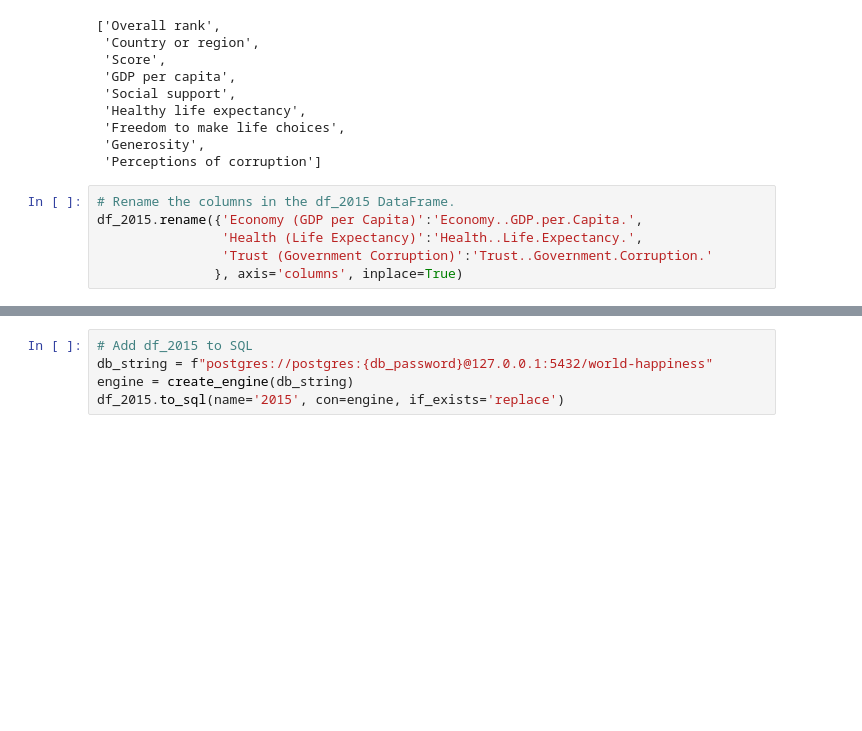
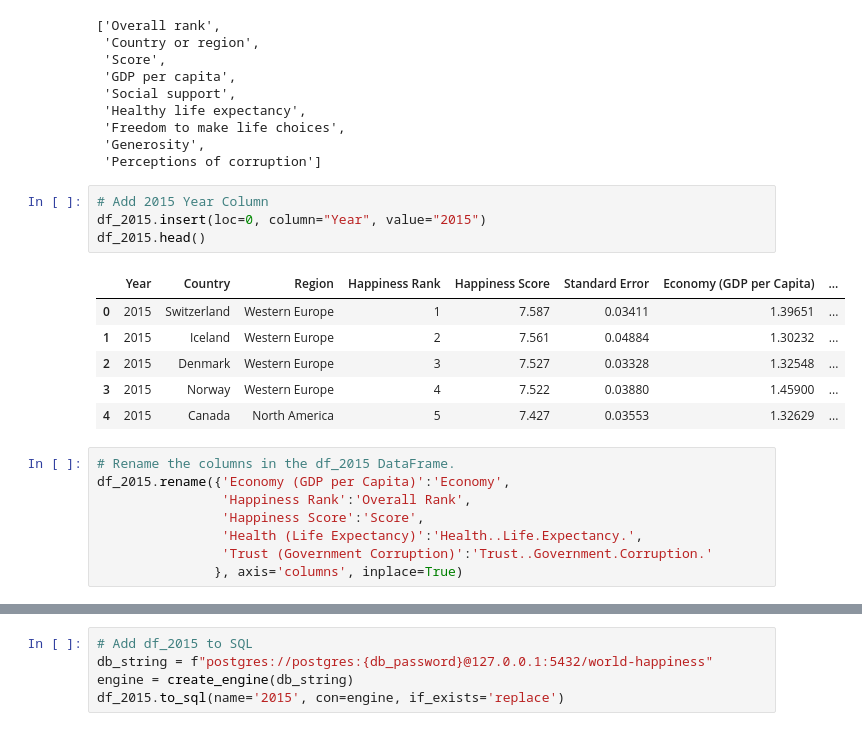
Before and after one commit to vyu821/world-happiness-analysis, a Jupyter notebook: happiness-ETL.ipynb, the cells around one changed output, grey strips where cells are left out. Drawn from its saved outputs; the diff is of its cells as text; blank space fills up the shorter version.

```diff
--- a/happiness-ETL.ipynb
+++ b/happiness-ETL.ipynb
@@ -122,9 +122,22 @@ df_2019.columns.tolist()
  'Freedom to make life choices',
  'Generosity',
  'Perceptions of corruption']
+# %%
+# Add 2015 Year Column
+df_2015.insert(loc=0, column="Year", value="2015")
+df_2015.head()
+# %% [output]
+|  | Year | Country | Region | Happiness Rank | Happiness Score | Standard Error | Economy (GDP per Capita) | ... |
+| 0 | 2015 | Switzerland | Western Europe | 1 | 7.587 | 0.03411 | 1.39651 | ... |
+| 1 | 2015 | Iceland | Western Europe | 2 | 7.561 | 0.04884 | 1.30232 | ... |
+| 2 | 2015 | Denmark | Western Europe | 3 | 7.527 | 0.03328 | 1.32548 | ... |
+| 3 | 2015 | Norway | Western Europe | 4 | 7.522 | 0.03880 | 1.45900 | ... |
+| 4 | 2015 | Canada | North America | 5 | 7.427 | 0.03553 | 1.32629 | ... |
 # %%
 # Rename the columns in the df_2015 DataFrame.
-df_2015.rename({'Economy (GDP per Capita)':'Economy..GDP.per.Capita.',
+df_2015.rename({'Economy (GDP per Capita)':'Economy',
+                'Happiness Rank':'Overall Rank',
+                'Happiness Score':'Score',
                 'Health (Life Expectancy)':'Health..Life.Expectancy.',
                 'Trust (Government Corruption)':'Trust..Government.Corruption.'
                }, axis='columns', inplace=True)
```
Also changed, not shown: parts of 15 cells of this notebook, 4 other files.
